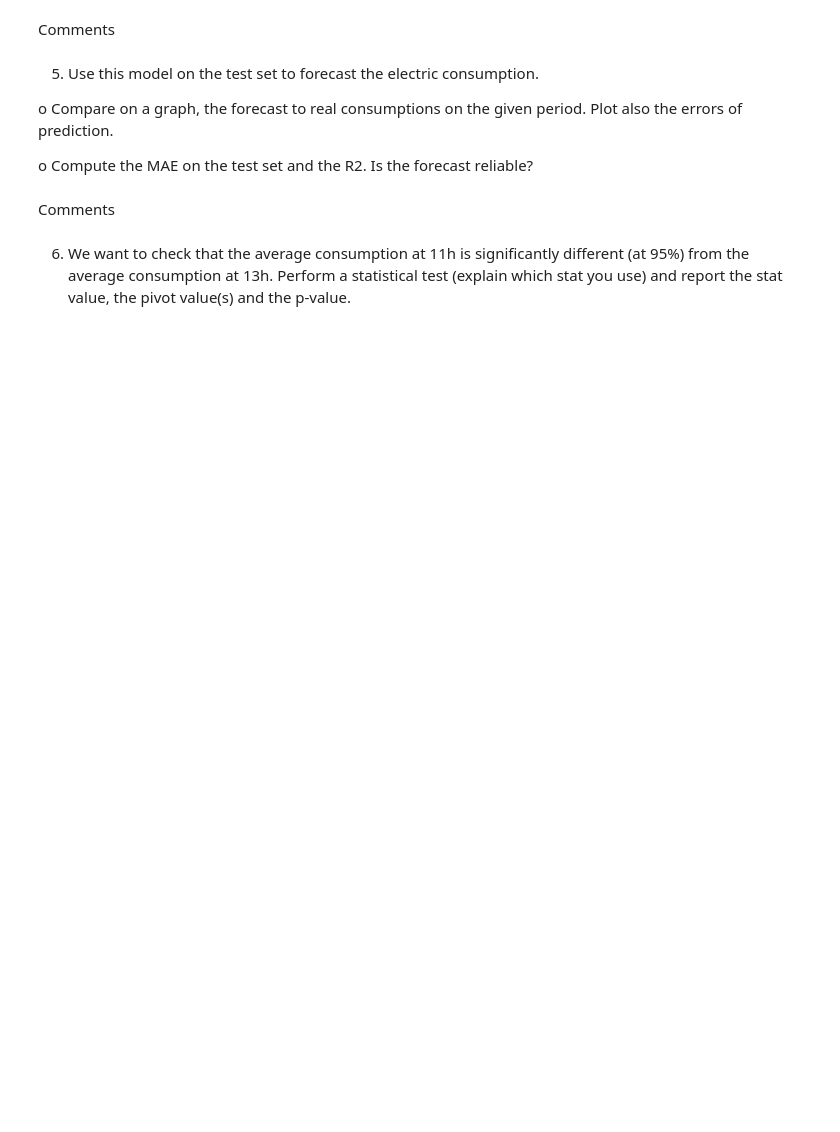
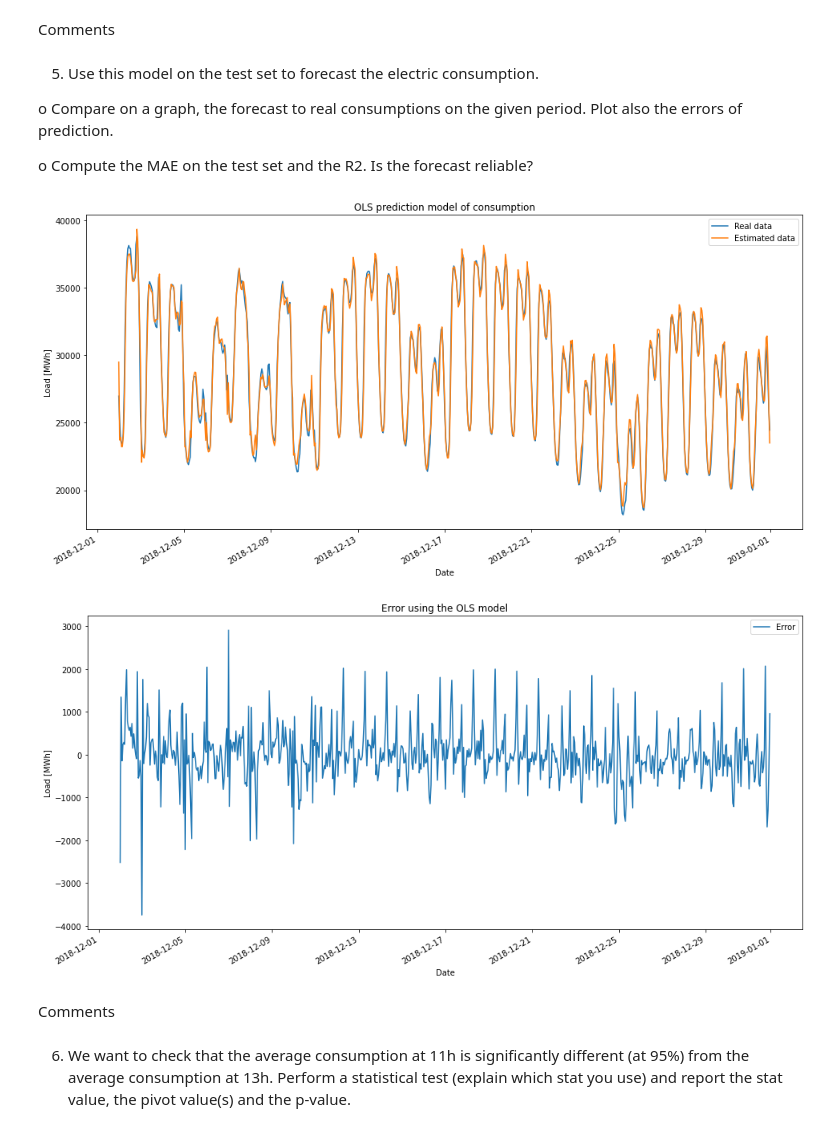
Before and after one commit to MxDx/Hackatons_2, a Jupyter notebook: hackathon2_without_code.ipynb, the cells around one changed output. Drawn from its saved outputs; the diff is of its cells as text; code cells hidden in the pictures; blank space fills up the shorter version.

```diff
--- a/hackathon2_without_code.ipynb
+++ b/hackathon2_without_code.ipynb
@@ -67,0 +156,8 @@ Are all coefficients significant at 95%? Use the library statsmodels.api. The fu
+# %%
+X = data.drop(["Cooling_Load","Heating_Load"],axis = 1)
+Y = data["Cooling_Load"]
+Xm = sm.add_constant(X)
+results = sm.OLS(Y,Xm).fit()
+
+print(results.params)
+print(results.summary())
@@ -74,0 +189,9 @@ Comments
+# %%
+#code here
+Xm = Xm.drop(["Surface_Area","Wall_Area","Roof_Area","Glazing_Area_Distribution","Orientation"],axis=1 )
+Y = data["Cooling_Load"]
+Xm = sm.add_constant(Xm)
+results = sm.OLS(Y,Xm).fit()
+
+print(results.params)
+print(results.summary())
@@ -320,3 +423,34 @@ o	Compute the MAE on the test set and the R2. Is the forecast reliable?
+# %%
+#code here
+# Plot the testing data with the model
+plt.figure(figsize=(16,8))
+plt.title('Testing values estimated with OLS model')
+
+plt.plot(testing_data['Datetime'], testing_data['Load'], label="Real data")
+plt.gcf().autofmt_xdate()
+
+estimated_val = results.predict(sm.add_constant(testing_data[colunms_OLS]))
+plt.plot(testing_data['Datetime'], estimated_val, label="Estimated data")
+
+plt.title("OLS prediction model of consumption")
+plt.xlabel("Date")
+plt.ylabel("Load [MWh]")
+plt.legend()
+plt.show()
+
+plt.figure(figsize=(16,8))
+plt.title('Error using the OLS model')
+
+plt.plot(testing_data['Datetime'], testing_data['Load'] - estimated_val, label="Error")
+plt.gcf().autofmt_xdate()
+
+plt.xlabel("Date")
+plt.ylabel("Load [MWh]")
+plt.legend()
+plt.show()
+# %% [output]
+[figure, added]
+[figure, added]
 # %% [markdown]
 Comments
 # %% [markdown]
```
Also changed, not shown: parts of 21 cells of this notebook.
